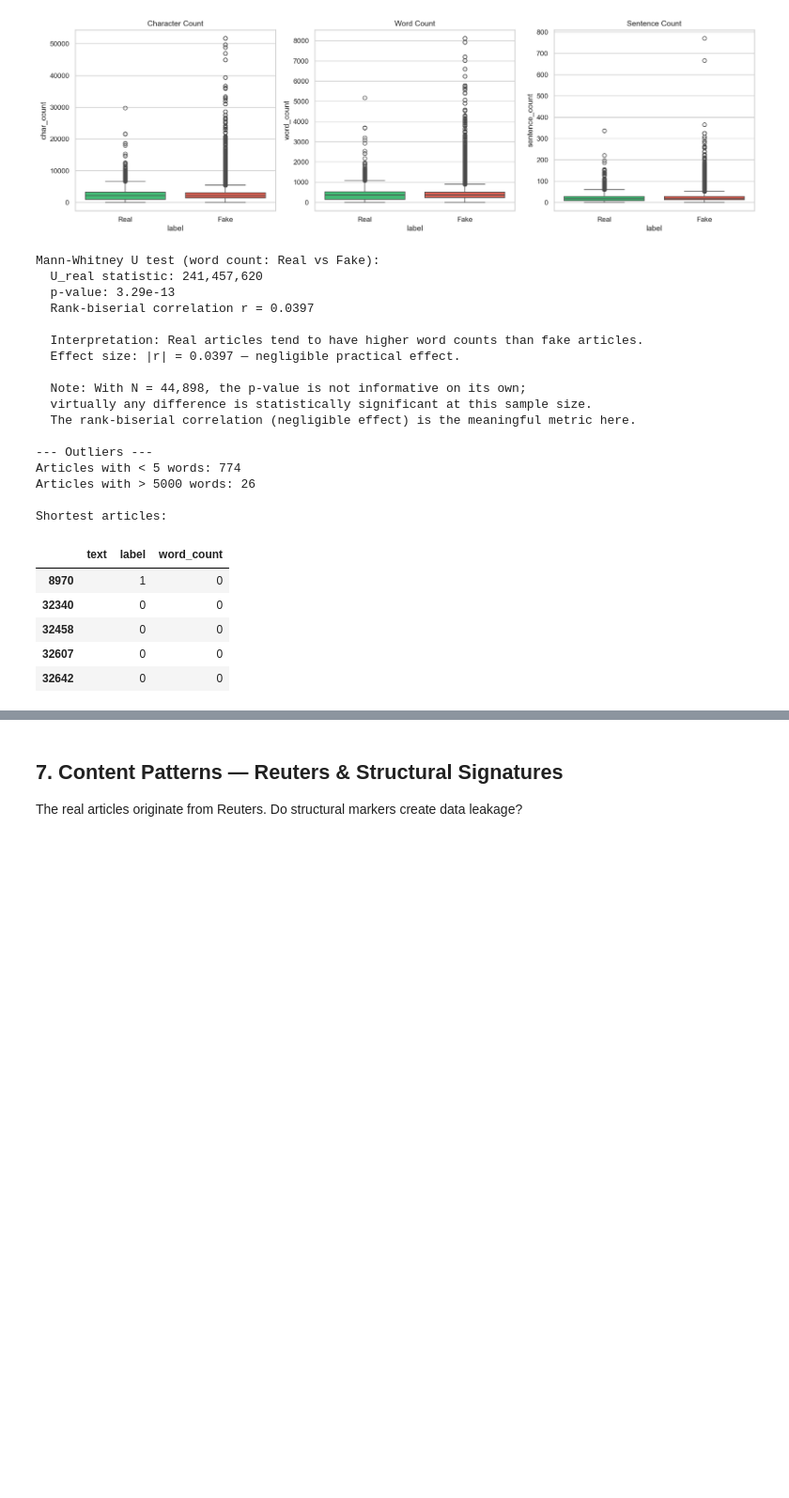
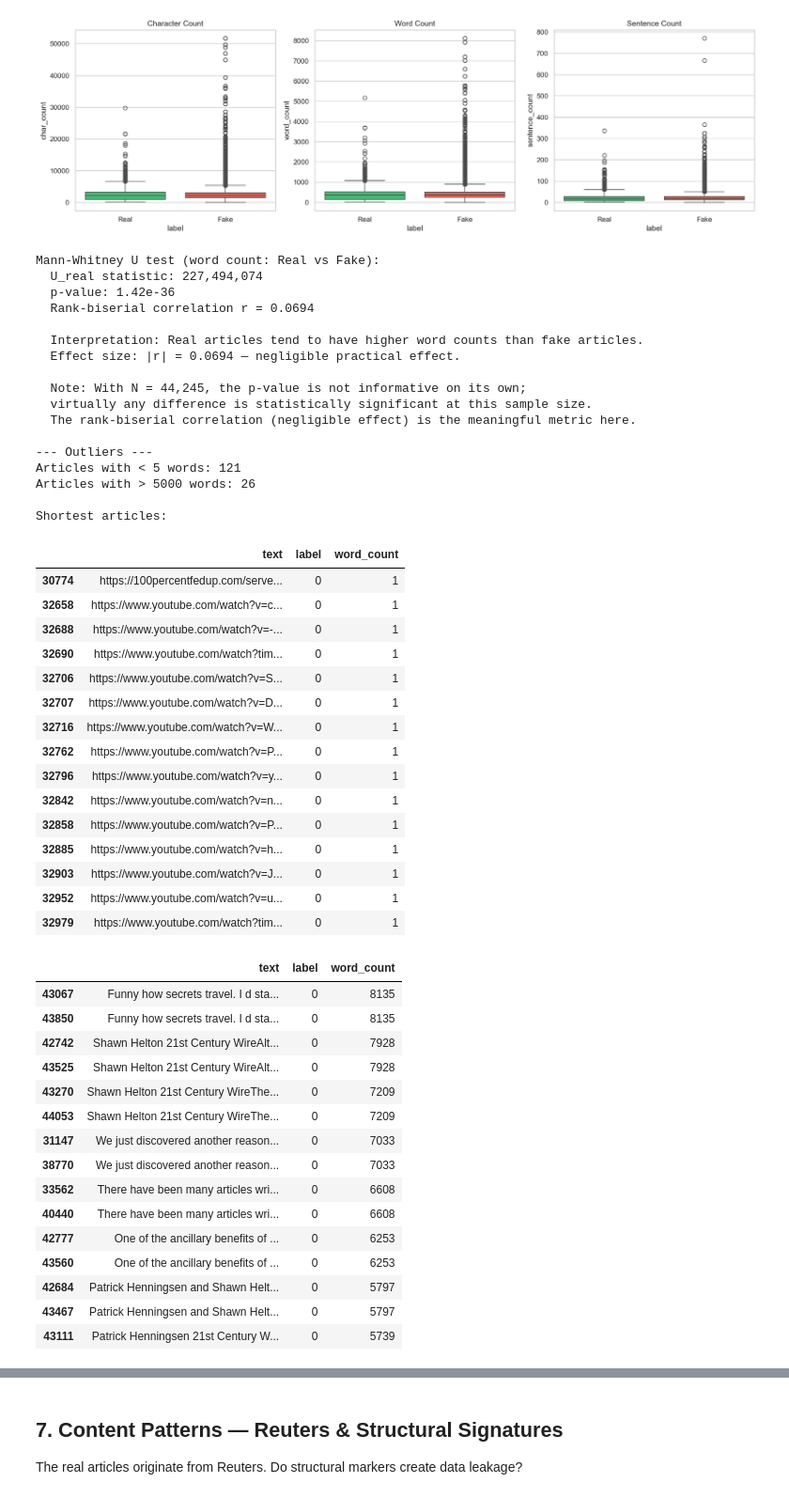
Before and after one commit to aoleszkiewicz/factlens, a Jupyter notebook: notebooks/explore/01_eda.ipynb, the cells around one changed output, grey strips where cells are left out. Shown at 94% size. Cells and saved outputs as stored; diff of their text form; code cells hidden in the pictures; blank space fills up the shorter version.

```diff
--- a/notebooks/explore/01_eda.ipynb
+++ b/notebooks/explore/01_eda.ipynb
@@ -440,47 +448,75 @@ elif abs_r < 0.3:
 elif abs_r < 0.5:
     magnitude = "medium"
 else:
     magnitude = "large"
 
 direction = "higher" if r > 0 else "lower"
 print(f"\n  Interpretation: Real articles tend to have {direction} word counts than fake articles.")
 print(f"  Effect size: |r| = {abs_r:.4f} — {magnitude} practical effect.")
 print(f"\n  Note: With N = {n1 + n2:,}, the p-value is not informative on its own;")
 print(f"  virtually any difference is statistically significant at this sample size.")
 print(f"  The rank-biserial correlation ({magnitude} effect) is the meaningful metric here.")
 
 print(f"\n--- Outliers ---")
 very_short = news_df[news_df["word_count"] < 5]
 very_long = news_df[news_df["word_count"] > 5000]
 print(f"Articles with < 5 words: {len(very_short)}")
 print(f"Articles with > 5000 words: {len(very_long)}")
-if len(very_short) > 0:
-    print(f"\nShortest articles:")
-    display(very_short.nsmallest(5, "word_count")[["text", "label", "word_count"]])
+
+print(f"\nShortest articles:")
+display(very_short.nsmallest(15, "word_count")[["text", "label", "word_count"]])
+print(f"\nLargest articles:")
+display(very_long.nlargest(n=15, columns="word_count")[["text", "label", "word_count"]])
 # %% [output]
 Mann-Whitney U test (word count: Real vs Fake):
-  U_real statistic: 241,457,620
-  p-value: 3.29e-13
-  Rank-biserial correlation r = 0.0397
+  U_real statistic: 227,494,074
+  p-value: 1.42e-36
+  Rank-biserial correlation r = 0.0694
 
   Interpretation: Real articles tend to have higher word counts than fake articles.
-  Effect size: |r| = 0.0397 — negligible practical effect.
+  Effect size: |r| = 0.0694 — negligible practical effect.
 
-  Note: With N = 44,898, the p-value is not informative on its own;
+  Note: With N = 44,245, the p-value is not informative on its own;
   virtually any difference is statistically significant at this sample size.
   The rank-biserial correlation (negligible effect) is the meaningful metric here.
 
 --- Outliers ---
-Articles with < 5 words: 774
+Articles with < 5 words: 121
 Articles with > 5000 words: 26
 
 Shortest articles:
 |  | text | label | word_count |
-| 8970 |  | 1 | 0 |
-| 32340 |  | 0 | 0 |
-| 32458 |  | 0 | 0 |
-| 32607 |  | 0 | 0 |
-| 32642 |  | 0 | 0 |
+| 30774 | https://100percentfedup.com/serve... | 0 | 1 |
+| 32658 | https://www.youtube.com/watch?v=c... | 0 | 1 |
+| 32688 | https://www.youtube.com/watch?v=-... | 0 | 1 |
+| 32690 | https://www.youtube.com/watch?tim... | 0 | 1 |
+| 32706 | https://www.youtube.com/watch?v=S... | 0 | 1 |
+| 32707 | https://www.youtube.com/watch?v=D... | 0 | 1 |
+| 32716 | https://www.youtube.com/watch?v=W... | 0 | 1 |
+| 32762 | https://www.youtube.com/watch?v=P... | 0 | 1 |
+| 32796 | https://www.youtube.com/watch?v=y... | 0 | 1 |
+| 32842 | https://www.youtube.com/watch?v=n... | 0 | 1 |
+| 32858 | https://www.youtube.com/watch?v=P... | 0 | 1 |
+| 32885 | https://www.youtube.com/watch?v=h... | 0 | 1 |
+| 32903 | https://www.youtube.com/watch?v=J... | 0 | 1 |
+| 32952 | https://www.youtube.com/watch?v=u... | 0 | 1 |
+| 32979 | https://www.youtube.com/watch?tim... | 0 | 1 |
+|  | text | label | word_count |
+| 43067 | Funny how secrets travel. I d sta... | 0 | 8135 |
+| 43850 | Funny how secrets travel. I d sta... | 0 | 8135 |
+| 42742 | Shawn Helton 21st Century WireAlt... | 0 | 7928 |
+| 43525 | Shawn Helton 21st Century WireAlt... | 0 | 7928 |
+| 43270 | Shawn Helton 21st Century WireThe... | 0 | 7209 |
+| 44053 | Shawn Helton 21st Century WireThe... | 0 | 7209 |
+| 31147 | We just discovered another reason... | 0 | 7033 |
+| 38770 | We just discovered another reason... | 0 | 7033 |
+| 33562 | There have been many articles wri... | 0 | 6608 |
+| 40440 | There have been many articles wri... | 0 | 6608 |
+| 42777 | One of the ancillary benefits of ... | 0 | 6253 |
+| 43560 | One of the ancillary benefits of ... | 0 | 6253 |
+| 42684 | Patrick Henningsen and Shawn Helt... | 0 | 5797 |
+| 43467 | Patrick Henningsen and Shawn Helt... | 0 | 5797 |
+| 43111 | Patrick Henningsen 21st Century W... | 0 | 5739 |
 # %%
 news_df["avg_sentence_len"] = news_df["word_count"] / news_df["sentence_count"].replace(0, np.nan)
 
```
Also changed, not shown: parts of 11 cells of this notebook, 10 other files.
